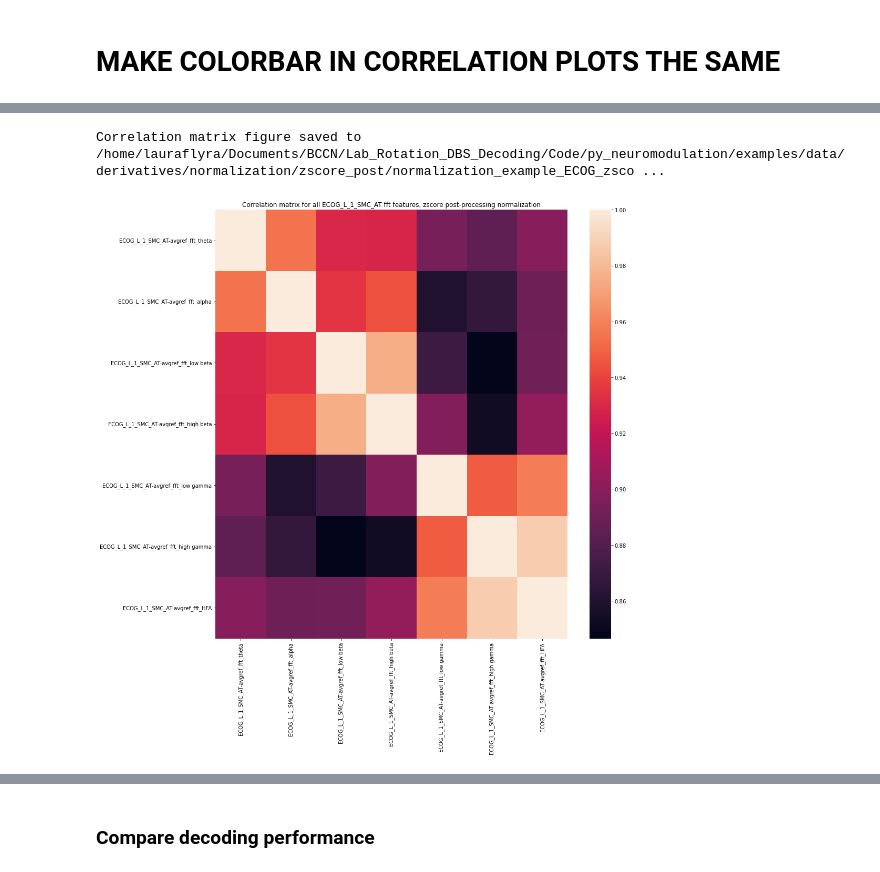
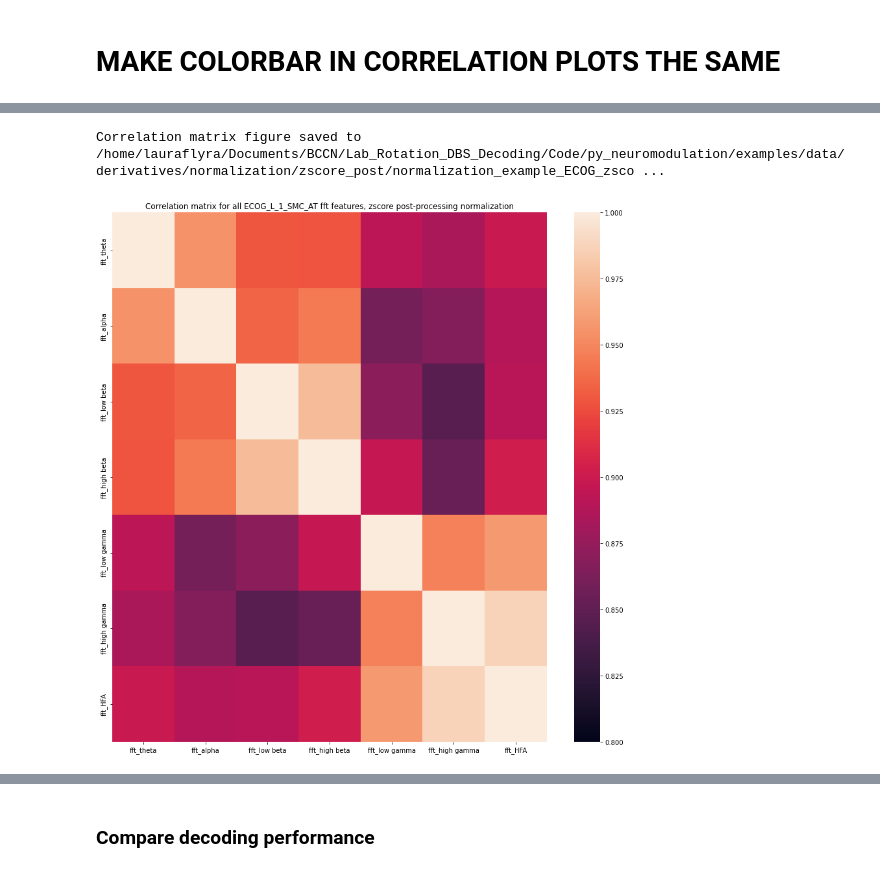
Before and after one commit to neuromodulation/py_neuromodulation, a Jupyter notebook: examples/example_normalization.ipynb, the cells around one changed output, grey strips where cells are left out. Drawn from its saved outputs; the diff is of its cells as text; code cells hidden in the pictures.

```diff
--- a/examples/example_normalization.ipynb
+++ b/examples/example_normalization.ipynb
@@ -467,17 +509,20 @@ Correlation matrix figure saved to /home/lauraflyra/Documents/BCCN/Lab_Rotation_
 # %%
 nm_plots.plot_corr_matrix(
         feature = feature_reader_zscorePost.feature_arr.filter(regex='ECOG_L_1'),
         OUT_PATH= PATH_OUT_ZSCORE_POST,
         feature_names=feature_reader_zscorePost.feature_arr.filter(regex='ECOG_L_1').columns,
         feature_file=feature_reader_zscorePost.feature_file,
         show_plot=True,
+        ch_name='ECOG_L_1_SMC_AT-avgref',
         figsize=(15,15),
         title = "Correlation matrix for all ECOG_L_1_SMC_AT fft features, zscore post-processing normalization",
-        save_plot_name="normalization_example_ECOG_zscore_post.png"
+        save_plot_name="normalization_example_ECOG_zscore_post.png",
+        cbar_vmin = 0.8,
+        cbar_vmax= 1.
 )
 # %% [output]
 Correlation matrix figure saved to /home/lauraflyra/Documents/BCCN/Lab_Rotation_DBS_Decoding/Code/py_neuromodulation/examples/data/derivatives/normalization/zscore_post/normalization_example_ECOG_zsco ...
-[figure, old version]
+[figure, new version]
 # %%
 nm_plots.plot_corr_matrix(
         feature = feature_reader_quantilePost.feature_arr.filter(regex='ECOG_L_1'),
```
Also changed, not shown: parts of 13 cells of this notebook.
